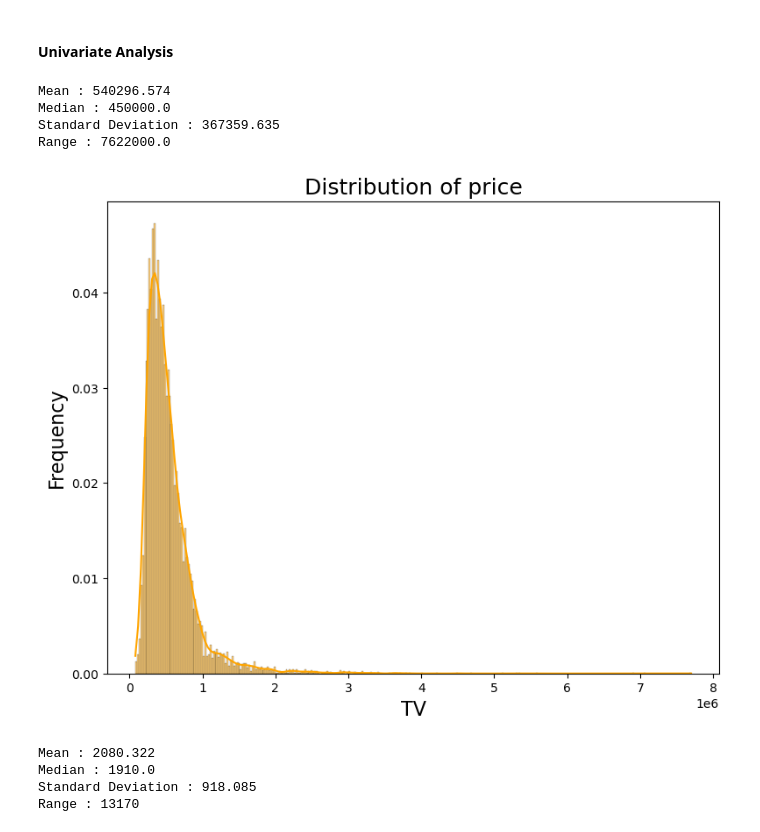
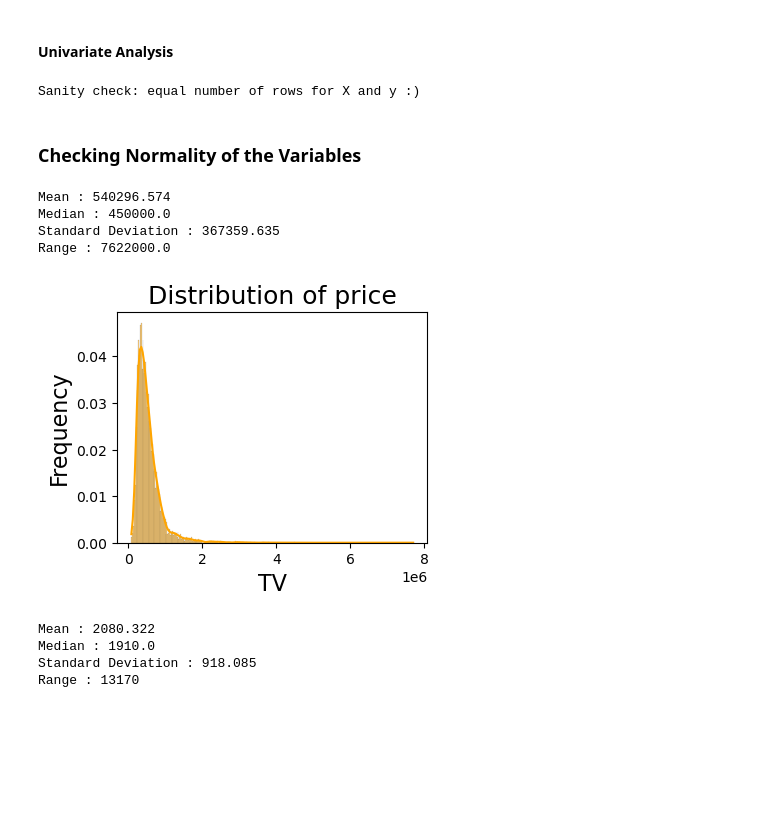
Before and after one commit to linusg46/Ghost_housing_Project, a Jupyter notebook: student.ipynb, the cells around one changed output. Saved outputs shown, nothing was run; the diff lists cells and outputs as text; code cells hidden in the pictures; blank space fills up the shorter version.

Commit message:
Normality

```diff
--- a/student.ipynb
+++ b/student.ipynb
@@ -283,6 +307,17 @@ Name: bathrooms, Length: 561, dtype: float64
 # Data Analysis
 # %% [markdown]
 #### Univariate Analysis
+# %%
+X = Housing[['bedrooms', 'sqft_living', 'sqft_basement', 'floors', 'condition', 'grade', 'view']].values
+y = Housing['price'].values
+if X.shape[0] == y.shape [0]:
+    print("Sanity check: equal number of rows for X and y :)")
+else:
+    print('Check your input data')
+# %% [output]
+Sanity check: equal number of rows for X and y :)
+# %% [markdown]
+### Checking Normality of the Variables
 # %%
 def descriptive_statistics(data, column):
     mean = np.mean(data[column])
@@ -303,16 +338,16 @@ Standard Deviation : 367359.635
 Range : 7622000.0
 # %%
 # visualize using data
-fig, ax = plt.subplots(figsize=(9,7))
+fig, ax = plt.subplots(figsize=(4,3))
 
 sns.histplot(Housing["price"], stat = 'frequency', color = "orange", kde=True, ax=ax)
 ax.set_ylabel("Frequency", fontsize=16)
 ax.set_xlabel("TV", fontsize=16)
 ax.set_title("Distribution of price", fontsize=18)
 
 plt.show()
 # %% [output]
-[figure, old version]
+[figure, new version]
 # %%
 descriptive_statistics(Housing, "sqft_living")
 # %% [output]
```
Also changed, not shown: parts of 27 cells of this notebook.
